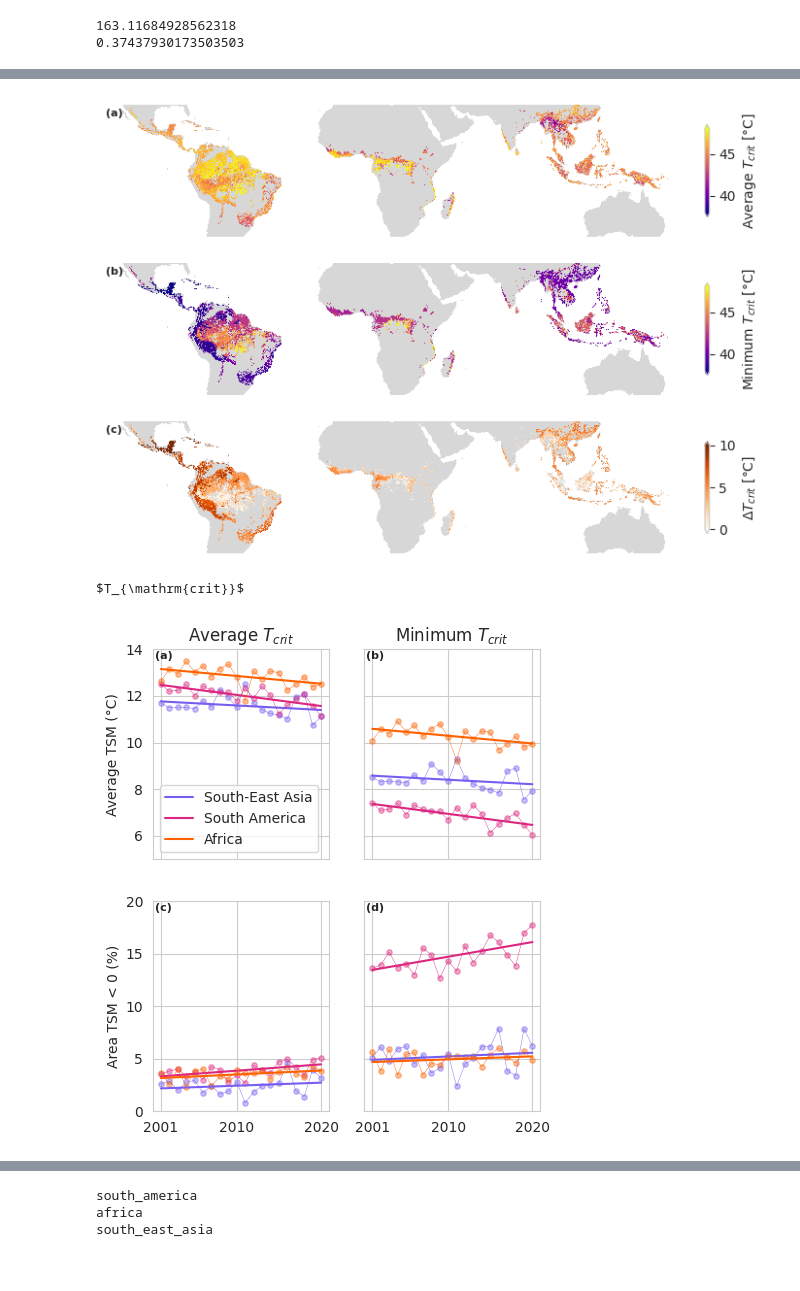
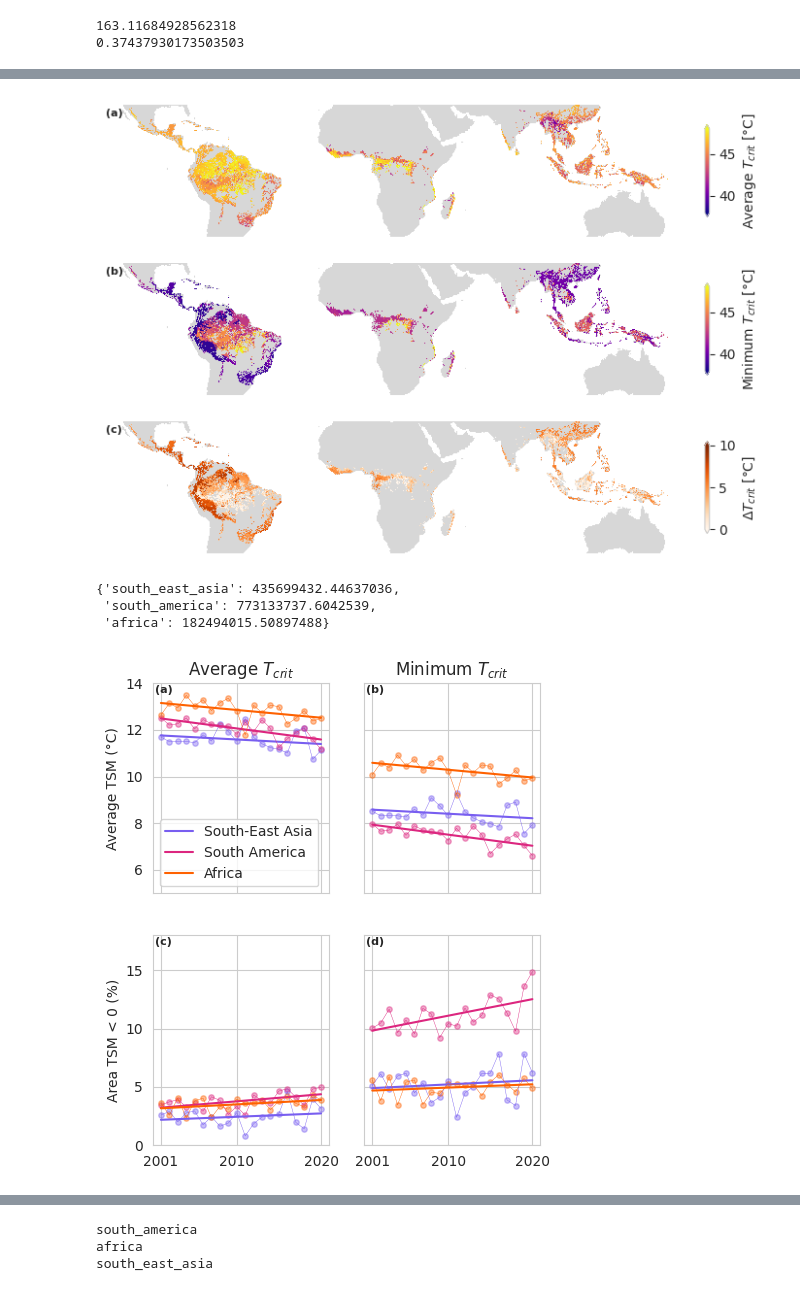
Before and after one commit to gaslen/Tcrit_tropical, a Jupyter notebook: figures.ipynb, the cells around one changed output, grey strips where cells are left out. Drawn from its saved outputs; the diff is of its cells as text; code cells hidden in the pictures.

```diff
--- a/figures.ipynb
+++ b/figures.ipynb
@@ -381,12 +389,13 @@ print(area_pos_slope / tot_area)
 # Figure S2
 # %%
 # read Tcrit map
-tcrit_map = rio.open(DATA_PATH + '/outputs/Tcrit_map_mean_1981_2010_v15.tif', 'r').read(1)
+tcrit_map = rio.open(DATA_PATH + '/outputs/Tcrit_map_mean_1981_2010_v20.tif', 'r').read(1)
 print(tcrit_map.shape)
 # Slice Tcrit map to tropics and mask where TSM map is masked
 tcrit_map = tcrit_map[slice_tropics]
 tcrit_map[np.isnan(tsm_2020_map)] = np.nan
 print(tcrit_map.shape)
+print(np.nanmean(tcrit_map))
 # %% [output]
 (21122, 43199)
 (7794, 32198)
@@ -393,5 +403,5 @@ print(tcrit_map.shape)
 # %%
-min_tcrit = rio.open(DATA_PATH + '/outputs/Tcrit_map_min_1981_2010_v15.tif', 'r').read(1)
+min_tcrit = rio.open(DATA_PATH + '/outputs/Tcrit_map_min_1981_2010_v20.tif', 'r').read(1)
 min_tcrit = min_tcrit[slice_tropics]
 min_tcrit[np.isnan(tsm_2020_map)] = np.nan
 delta_tcrit = tcrit_map - min_tcrit
@@ -450,7 +460,7 @@ for ax, data, cmap, minn, maxx, ylab, abc in zip(
 
 plt.savefig("figures/resubmission/Tcrit_mean_min_delta.pdf", bbox_inches='tight')
 # %% [output]
-[figure, old version]
+[figure, new version]
 # %%
 # Figure 2
 # %%
@@ -464,31 +474,37 @@ df_mean_tsm_min_tcrit = pd.DataFrame({'year': range(2001, 2021)})
 df_area_neg_tsm_min_tcrit = pd.DataFrame({'year': range(2001, 2021)})
 df_frac_area_neg_tsm_min_tcrit = pd.DataFrame({'year': range(2001, 2021)})
 
+total_area = {k: [] for k in geo_slices.keys()}
+
 for continent, slice in geo_slices.items():
-    tsm_mean_tcrit = np.load(DATA_PATH + f"/outputs/TSM_2001_2020_{continent}__v15.npy")
+    tsm_mean_tcrit = np.load(DATA_PATH + f"/outputs/TSM_2001_2020_{continent}__v20.npy")
     df_median_tsm_mean_tcrit[continent] = np.nanmedian(tsm_mean_tcrit, axis=(0,1))
     df_mean_tsm_mean_tcrit[continent] = [np.mean(tsm_mean_tcrit[...,i][~np.isnan(tsm_mean_tcrit[...,i])]) for i in range(tsm_mean_tcrit.shape[2])]
 
     area_tsm_neg_mean_tcrit = [compute_area_hectares(tsm_mean_tcrit[...,i] <= 0, slice) for i in range(20)]
     tot_area_mean_tcrit = compute_area_hectares(~np.isnan(tsm_mean_tcrit[...,0]), slice)
     df_area_neg_tsm_mean_tcrit[continent] = area_tsm_neg_mean_tcrit
+    total_area[continent].append(tot_area_mean_tcrit)
     # df_area_neg_tsm_mean_tcrit[f"total_hectares_{continent}"] = tot_area_mean_tcrit
     df_frac_area_neg_tsm_mean_tcrit[continent] = area_tsm_neg_mean_tcrit/tot_area_mean_tcrit*100
 
-    tsm_min_tcrit = np.load(DATA_PATH + f"/outputs/TSM_minTcrit_2001_2020_{continent}__v15.npy")
+    tsm_min_tcrit = np.load(DATA_PATH + f"/outputs/TSM_minTcrit_2001_2020_{continent}__v20.npy")
     df_median_tsm_min_tcrit[continent] = np.nanmedian(tsm_min_tcrit, axis=(0,1))
     df_mean_tsm_min_tcrit[continent] = [np.mean(tsm_min_tcrit[...,i][~np.isnan(tsm_min_tcrit[...,i])]) for i in range(tsm_min_tcrit.shape[2])]
-
 
     area_tsm_neg_min_tcrit = [compute_area_hectares(tsm_min_tcrit[...,i] <= 0, slice) for i in range(20)]
     tot_area_min_tcrit = compute_area_hectares(~np.isnan(tsm_min_tcrit[...,0]), slice)
     df_area_neg_tsm_min_tcrit[continent] = area_tsm_neg_min_tcrit
+    total_area[continent].append(tot_area_min_tcrit)
     # df_area_neg_tsm_min_tcrit[f"total_hectares_{continent}"] = tot_area_min_tcrit
     df_frac_area_neg_tsm_min_tcrit[continent] = area_tsm_neg_min_tcrit/tot_area_min_tcrit*100
-# %%
-print(r"$T_{\mathrm{crit}}$")
-# %% [output]
-$T_{\mathrm{crit}}$
+# %%
+total_area = {k: v[0] for k, v in total_area.items()}
+total_area
+# %% [output]
+{'south_east_asia': 435699432.44637036,
+ 'south_america': 773133737.6042539,
+ 'africa': 182494015.50897488}
 # %%
 sns.set_style('whitegrid')
 fig, ((ax1, ax2), (ax3, ax4)) = plt.subplots(2,2, figsize=(5,6), sharex=True, sharey='row')
@@ -502,35 +518,35 @@ for ax, df in zip([ax1, ax2], [df_mean_tsm_mean_tcrit, df_mean_tsm_min_tcrit]):#
         y = df[continent].values
         model = LinearRegression().fit(X, y)
         pred = model.predict(X)
         ax.scatter(x, y, color=color, edgecolor=None, s=15, alpha=0.4, label="_nolegend_")
         ax.plot(x, y, color=color, linewidth=0.3, label="_nolegend_")
         ax.plot(x, pred, color=color, linewidth=1.5, label=continent)
     ax.set(xticks=[2001, 2010, 2020], ylim=(5, 14), xlabel=None)
 ax1.set_ylabel('Average TSM (°C)')
 ax1.set_title(r"Average $T_{crit}$")#'Average Tcrit')
 ax2.set_title(r"Minimum $T_{crit}$")#'Minimum Tcrit')
 ax1.legend(labels=['South-East Asia', 'South America', 'Africa'])
 
 for ax, df in zip([ax3, ax4], [df_frac_area_neg_tsm_mean_tcrit, df_frac_area_neg_tsm_min_tcrit]):
     # ax3: area TSM < 0 for mean Tcrit
     # ax4: area TSM < 0 for min Tcrit
     for continent, color in zip(geo_slices.keys(), ['#785EF0', '#DC267F','#FE6100']):
         y = df[continent].values
         # model = make_pipeline(PolynomialFeatures(4), Ridge(alpha=1e-5)).fit(X, y)
         model = LinearRegression().fit(X, y)
         pred = model.predict(X)
         ax.scatter(x, y, color=color, edgecolor=None, s=15, alpha=0.4)
         ax.plot(x, y, color=color, linewidth=0.3)
         ax.plot(x, pred, color=color, linewidth=1.5)
-        ax.set(ylim=(0,20))
+        ax.set(ylim=(0,18))
 ax3.set(ylabel='Area TSM < 0 (%)')
 
 for ax, abc in zip([ax1, ax2, ax3, ax4], ['(a)', '(b)', '(c)', '(d)']):
     ax.text(0.01, 0.99, abc, transform=ax.transAxes, fontsize=8, fontweight='bold', va='top', ha='left')
 
 plt.savefig("figures/resubmission/TSM_area_curves_mean_min_tcrit.pdf", bbox_inches='tight')
 # %% [output]
-[figure, old version]
+[figure, new version]
 # %%
 # average yearly difference in TSM between using mean Tcrit and min Tcrit
 (df_mean_tsm_mean_tcrit - df_mean_tsm_min_tcrit).mean()
```
Also changed, not shown: parts of 34 cells of this notebook, 2 other files.
